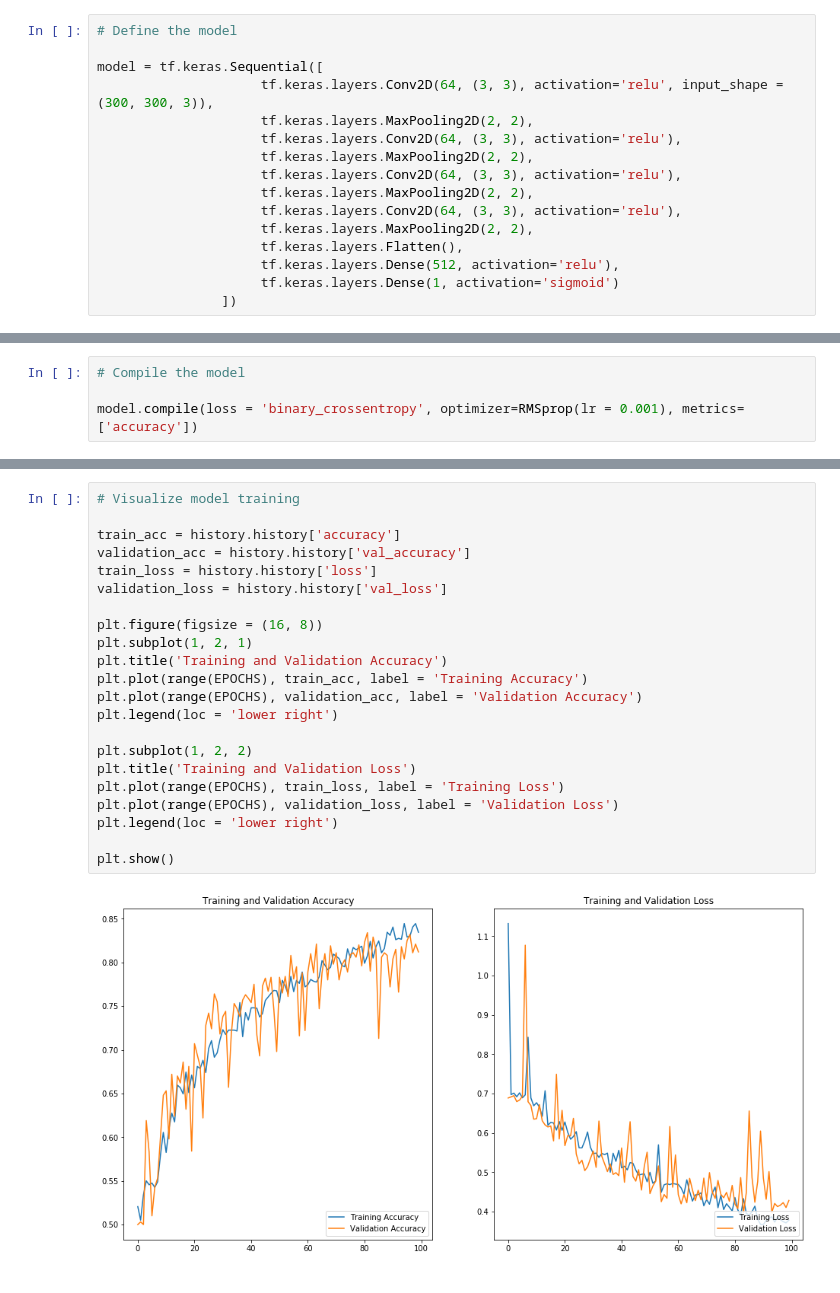
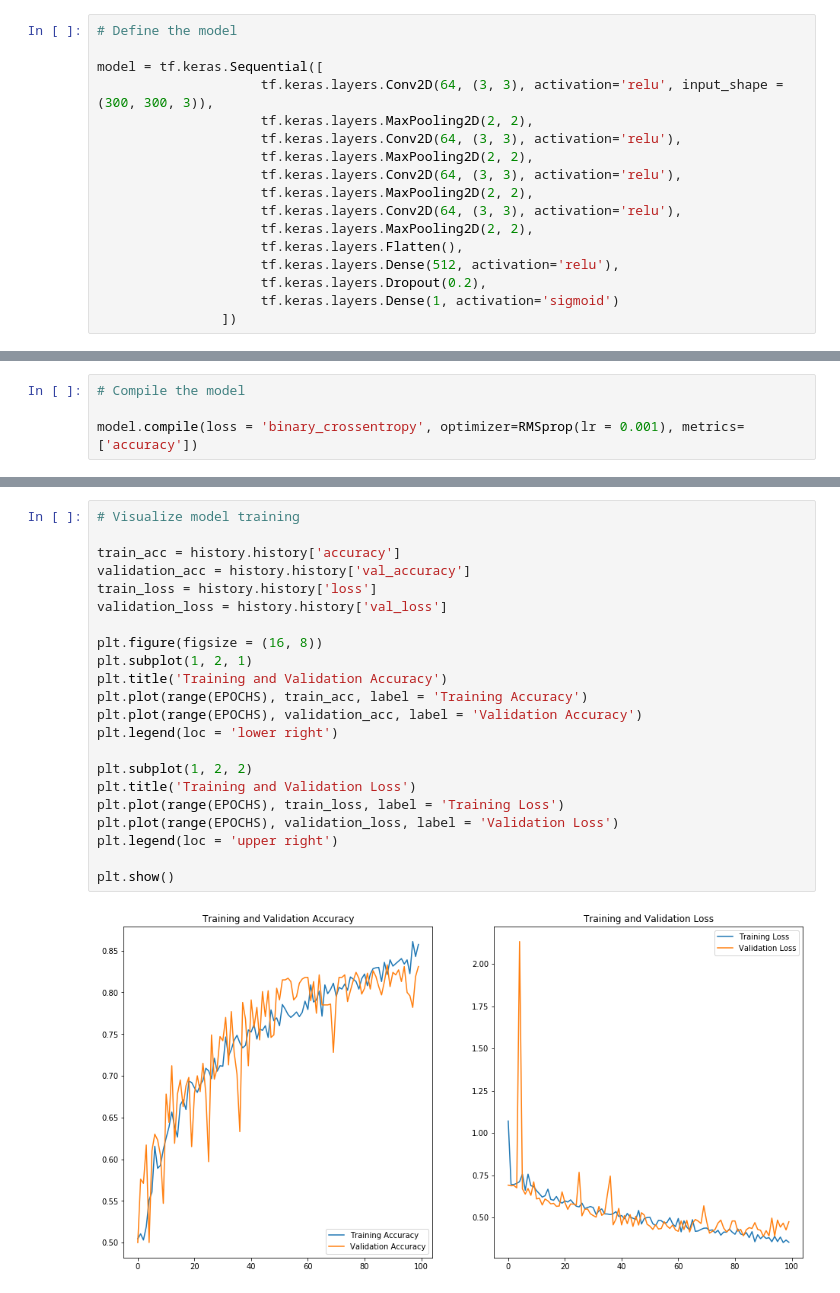
Before and after one commit to gerry101/Intro-to-Tensorflow-2.0.0, a Jupyter notebook: Cats_vs_Dogs.ipynb, the cells around one changed output, grey strips where cells are left out. Cells and saved outputs as stored; diff of their text form.

Commit message:
Added a dropout layer to Cats vs Dogs model

```diff
--- a/Cats_vs_Dogs.ipynb
+++ b/Cats_vs_Dogs.ipynb
@@ -134,6 +137,7 @@ model = tf.keras.Sequential([
                      tf.keras.layers.MaxPooling2D(2, 2),
                      tf.keras.layers.Flatten(),
                      tf.keras.layers.Dense(512, activation='relu'),
+                     tf.keras.layers.Dropout(0.2),
                      tf.keras.layers.Dense(1, activation='sigmoid')
                 ])
 # %%
@@ -203,24 +207,24 @@ Epoch 100/100
 # %%
 # Visualize model training
 
 train_acc = history.history['accuracy']
 validation_acc = history.history['val_accuracy']
 train_loss = history.history['loss']
 validation_loss = history.history['val_loss']
 
 plt.figure(figsize = (16, 8))
 plt.subplot(1, 2, 1)
 plt.title('Training and Validation Accuracy')
 plt.plot(range(EPOCHS), train_acc, label = 'Training Accuracy')
 plt.plot(range(EPOCHS), validation_acc, label = 'Validation Accuracy')
 plt.legend(loc = 'lower right')
 
 plt.subplot(1, 2, 2)
 plt.title('Training and Validation Loss')
 plt.plot(range(EPOCHS), train_loss, label = 'Training Loss')
 plt.plot(range(EPOCHS), validation_loss, label = 'Validation Loss')
-plt.legend(loc = 'lower right')
+plt.legend(loc = 'upper right')
 
 plt.show()
 # %% [output]
-[figure, old version]
+[figure, new version]
```
Also changed, not shown: parts of 4 cells of this notebook.
